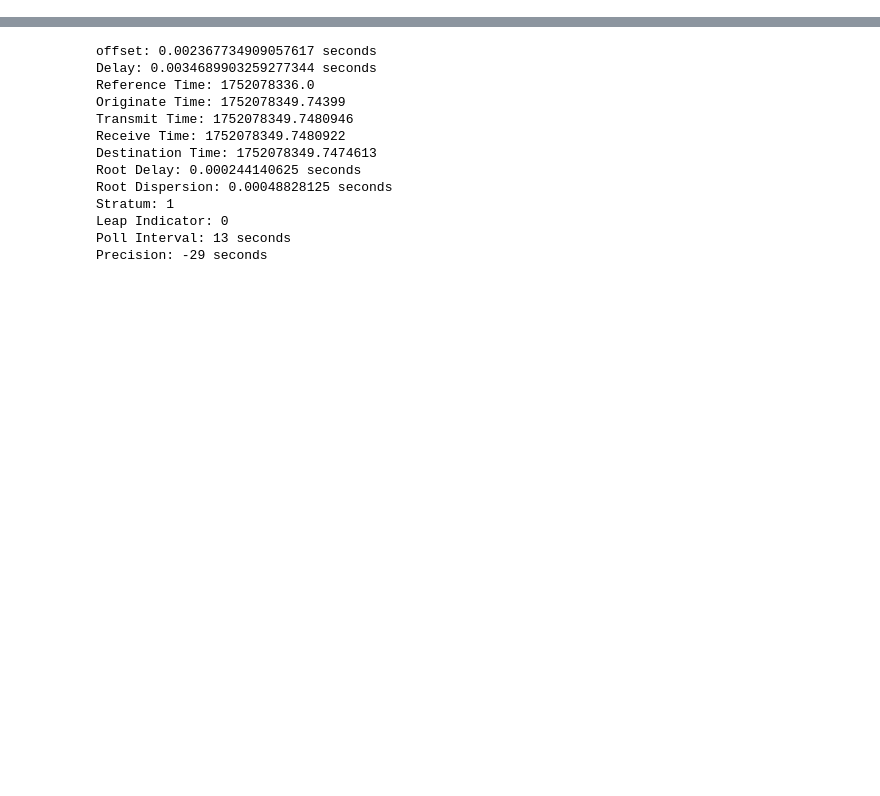
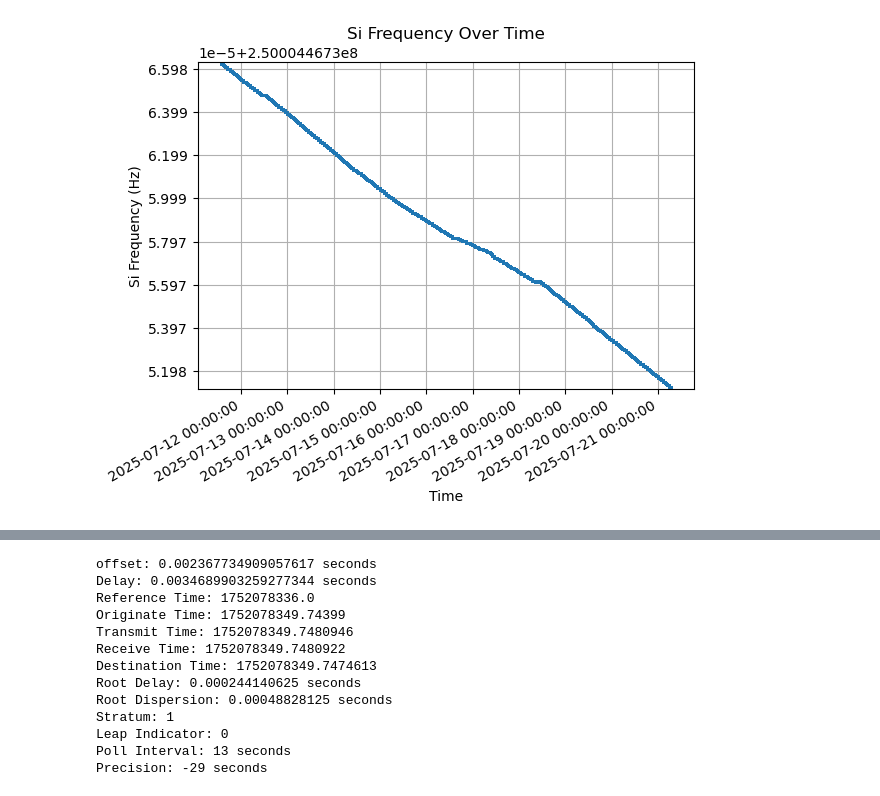
Before and after one commit to HannahARose/TimeKeeping, a Jupyter notebook: python/test.ipynb, the cells around one changed output, grey strips where cells are left out. Drawn from its saved outputs; the diff is of its cells as text; code cells hidden in the pictures; blank space fills up the shorter version.

```diff
--- a/python/test.ipynb
+++ b/python/test.ipynb
@@ -15,0 +52,12 @@ from scipy.stats import skew
+# %%
+plt.plot(current_frequency['Time'], current_frequency['Si Freq'], 'o', markersize=1)
+plt.xlabel('Time')
+plt.ylabel('Si Frequency (Hz)')
+plt.ylim(current_frequency['Si Freq'].min(), current_frequency['Si Freq'].max())
+plt.title('Si Frequency Over Time')
+plt.grid()
+plt.gca().xaxis.set_major_formatter(mdates.DateFormatter('%Y-%m-%d %H:%M:%S'))
+plt.gcf().autofmt_xdate()
+plt.show()
+# %% [output]
+[figure, added]
```
Also changed, not shown: parts of 31 cells of this notebook, 37 other files.
